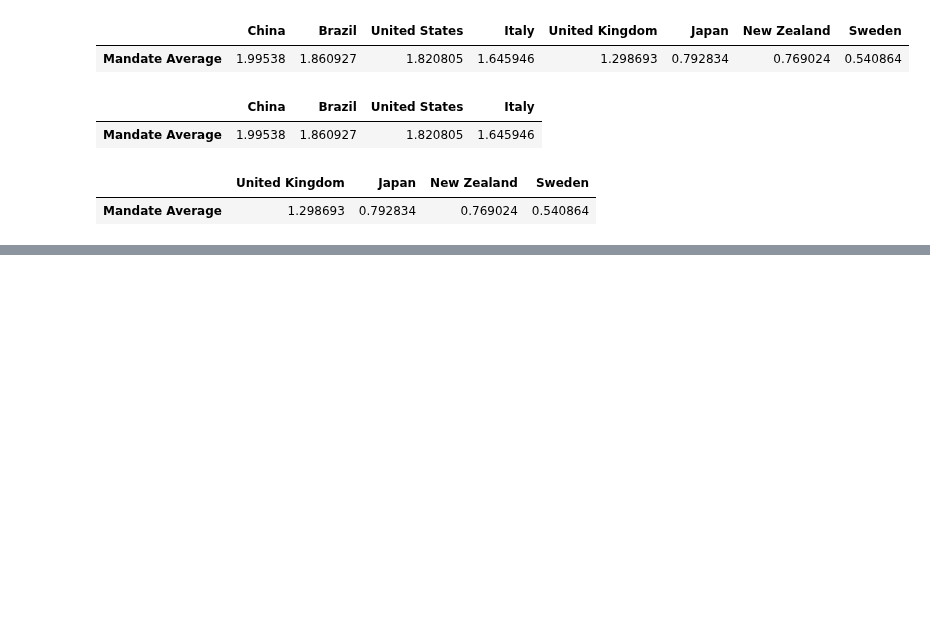
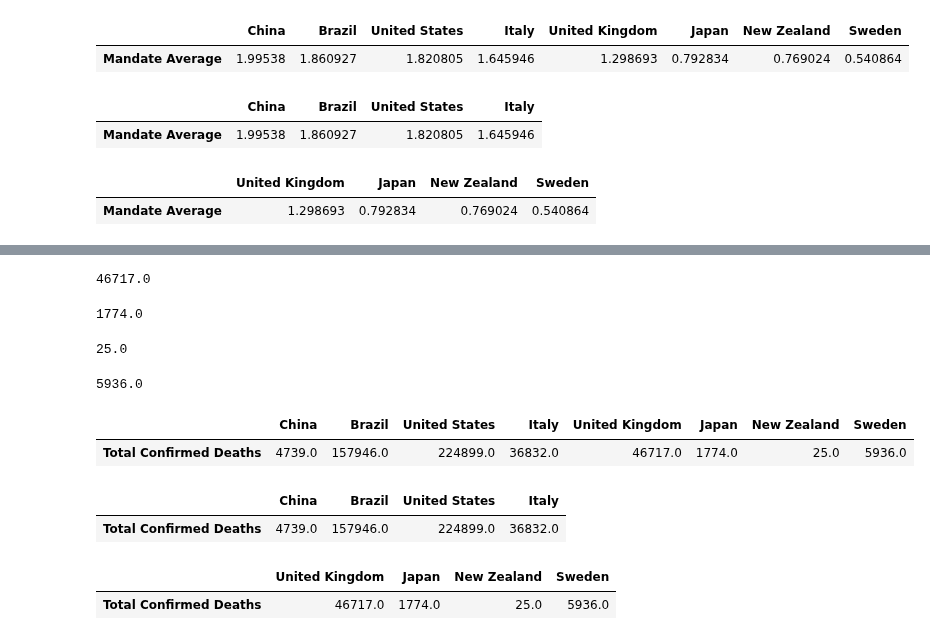
Before and after one commit to rejane-b/Project_1, a Jupyter notebook: Rankings.ipynb, the cells around one changed output, grey strips where cells are left out. Saved outputs shown, nothing was run; the diff lists cells and outputs as text; code cells hidden in the pictures; blank space fills up the shorter version.

```diff
--- a/Rankings.ipynb
+++ b/Rankings.ipynb
@@ -292,0 +388,47 @@ lax_df
+# %%
+uk= data.loc[data['CountryName']=='United Kingdom']
+uk_d = uk['ConfirmedDeaths'].max()
+uk_d
+# %% [output]
+46717.0
+# %%
+japan= data.loc[data['CountryName']=='Japan']
+japan_d = japan['ConfirmedDeaths'].max()
+japan_d
+# %% [output]
+1774.0
+# %%
+nz= data.loc[data['CountryName']=='New Zealand']
+nz_d = nz['ConfirmedDeaths'].max()
+nz_d
+# %% [output]
+25.0
+# %%
+meatball= data.loc[data['CountryName']=='Sweden']
+meatball_d = meatball['ConfirmedDeaths'].max()
+meatball_d
+# %% [output]
+5936.0
+# %%
+total_d = {'China':[china_d],'Brazil':[brazil_d],'United States':[us_d],'Italy':[italy_d],
+         'United Kingdom':[uk_d],'Japan':[japan_d],'New Zealand':[nz_d],'Sweden':[meatball_d]}
+
+
+death_df = pd.DataFrame(index=['Total Confirmed Deaths'],data = total_d)
+
+death_df
+# %% [output]
+|  | China | Brazil | United States | Italy | United Kingdom | Japan | New Zealand | Sweden |
+| Total Confirmed Deaths | 4739.0 | 157946.0 | 224899.0 | 36832.0 | 46717.0 | 1774.0 | 25.0 | 5936.0 |
+# %%
+strict_d = death_df[['China','Brazil','United States','Italy']]
+strict_d
+# %% [output]
+|  | China | Brazil | United States | Italy |
+| Total Confirmed Deaths | 4739.0 | 157946.0 | 224899.0 | 36832.0 |
+# %%
+lax_d = death_df[['United Kingdom','Japan','New Zealand','Sweden']]
+lax_d
+# %% [output]
+|  | United Kingdom | Japan | New Zealand | Sweden |
+| Total Confirmed Deaths | 46717.0 | 1774.0 | 25.0 | 5936.0 |
```
Also changed, not shown: parts of 16 cells of this notebook.
